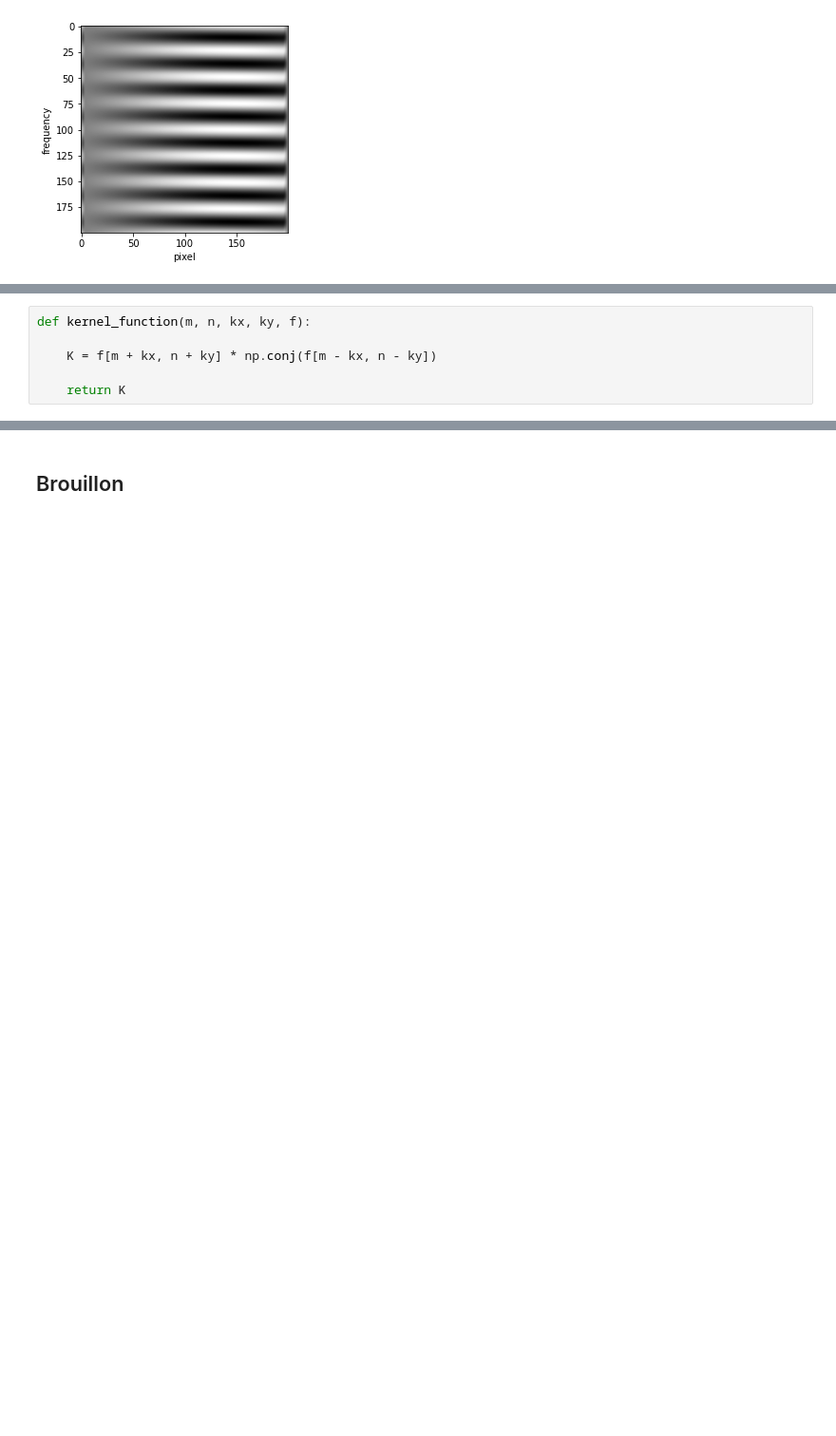
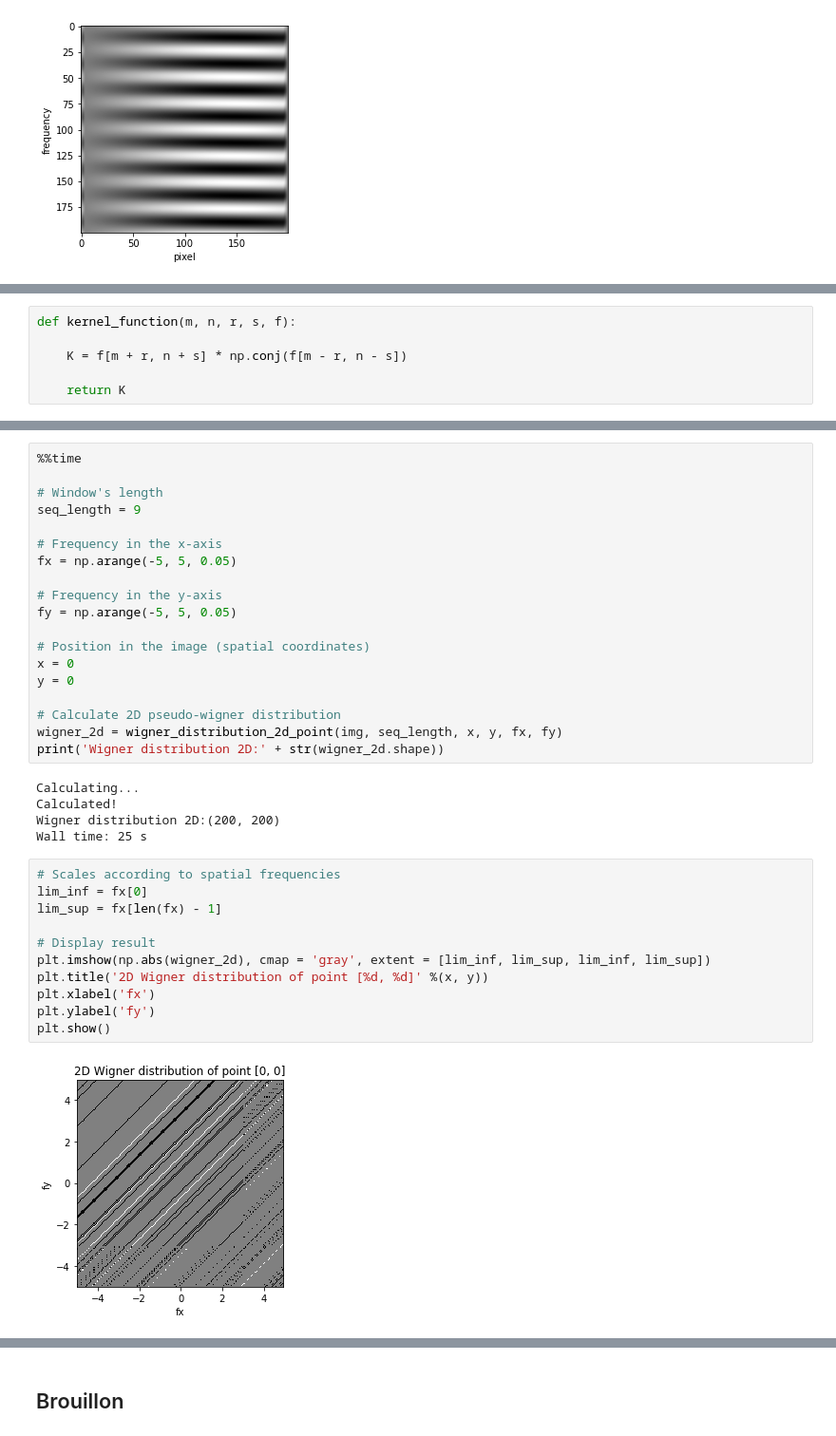
Before and after one commit to fernandolucasaa/computerGeneratedHolography, a Jupyter notebook: tests_wigner_distribution/jupyterComputeWignerDistribution.ipynb, the cells around one changed output, grey strips where cells are left out. Shown: that part at 95% size. Saved outputs shown, nothing was run; the diff lists cells and outputs as text; blank space fills up the shorter version.

Commit message:
2d wigner distribution

```diff
--- a/tests_wigner_distribution/jupyterComputeWignerDistribution.ipynb
+++ b/tests_wigner_distribution/jupyterComputeWignerDistribution.ipynb
@@ -562,6 +496,6 @@ for m in range(x, x + 1):
 # %%
-def kernel_function(m, n, kx, ky, f):
+def kernel_function(m, n, r, s, f):
 
-    K = f[m + kx, n + ky] * np.conj(f[m - kx, n - ky])
+    K = f[m + r, n + s] * np.conj(f[m - r, n - s])
 
     return K
@@ -567,0 +565,37 @@ def kernel_function(m, n, kx, ky, f):
+# %%
+%%time
+
+# Window's length
+seq_length = 9
+
+# Frequency in the x-axis
+fx = np.arange(-5, 5, 0.05)
+
+# Frequency in the y-axis
+fy = np.arange(-5, 5, 0.05)
+
+# Position in the image (spatial coordinates)
+x = 0
+y = 0
+
+# Calculate 2D pseudo-wigner distribution
+wigner_2d = wigner_distribution_2d_point(img, seq_length, x, y, fx, fy)
+print('Wigner distribution 2D:' + str(wigner_2d.shape))
+# %% [output]
+Calculating...
+Calculated!
+Wigner distribution 2D:(200, 200)
+Wall time: 25 s
+# %%
+# Scales according to spatial frequencies
+lim_inf = fx[0]
+lim_sup = fx[len(fx) - 1]
+
+# Display result
+plt.imshow(np.abs(wigner_2d), cmap = 'gray', extent = [lim_inf, lim_sup, lim_inf, lim_sup])
+plt.title('2D Wigner distribution of point [%d, %d]' %(x, y))
+plt.xlabel('fx')
+plt.ylabel('fy')
+plt.show()
+# %% [output]
+[figure, added]
```
Also changed, not shown: parts of 13 cells of this notebook, 3 other files.
